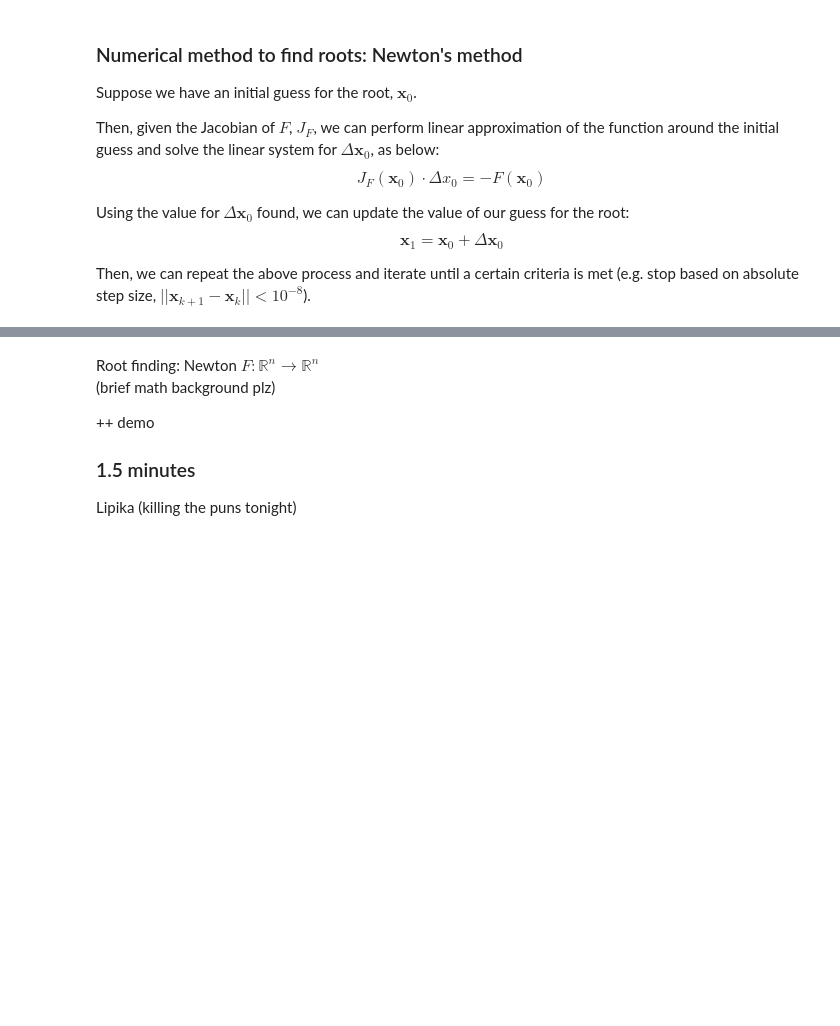
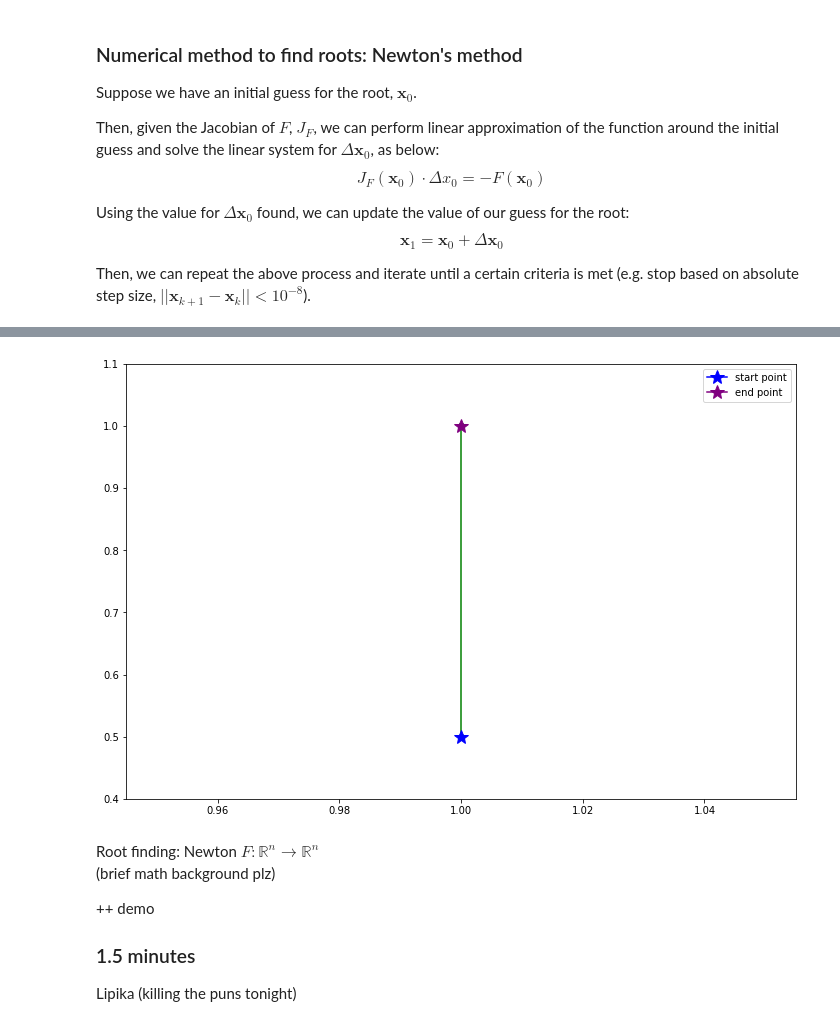
Before and after one commit to CS207ProjectGroup8/cs207-FinalProject, a Jupyter notebook: docs/Presentation.ipynb, the cells around one changed output, grey strips where cells are left out. Saved outputs shown, nothing was run; the diff lists cells and outputs as text; code cells hidden in the pictures; blank space fills up the shorter version.

```diff
--- a/docs/Presentation.ipynb
+++ b/docs/Presentation.ipynb
@@ -128,3 +142,10 @@ Then, we can repeat the above process and iterate until a certain criteria is me
+# %%
+def G(x):
+    return [100*ef.power((x[1]-x[0]*x[0]),2) + ef.power((1-x[0]),2)]
+
+Newton_result = adf.Mini(G, [1, 0.5], plot = True, method = 'newton')
+# %% [output]
+[figure, added]
 # %% [markdown]
 
 
```
Also changed, not shown: parts of 4 cells of this notebook, 1 other file.
